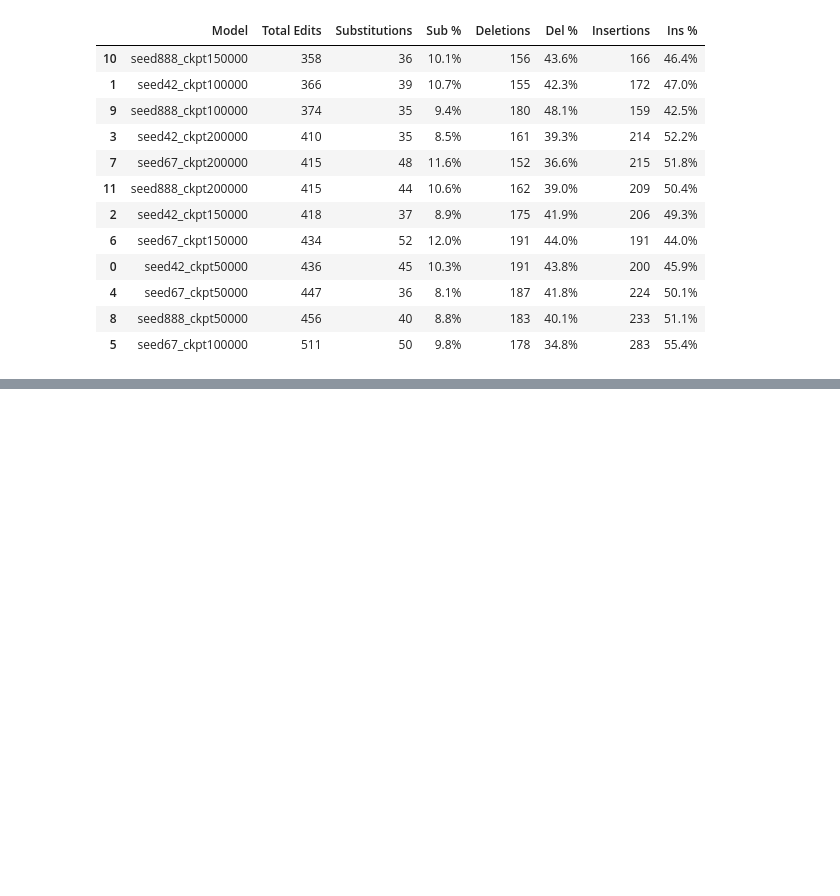
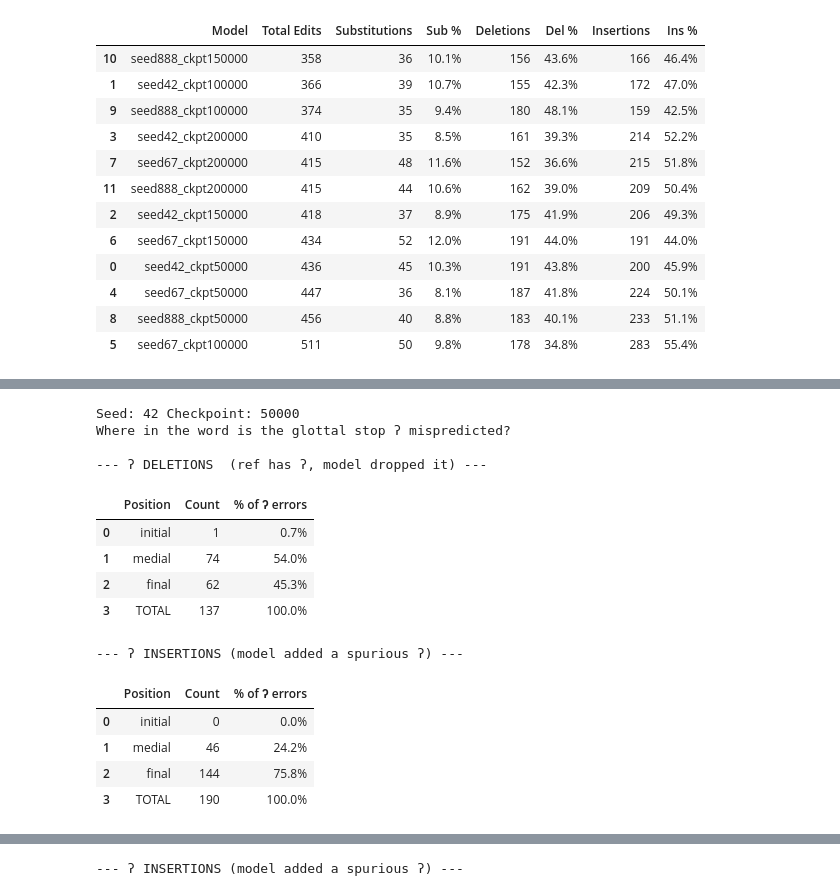
Before and after one commit to OutForMilks/Hunger, a Jupyter notebook: notebooks/per_model_eval.ipynb, the cells around one changed output, grey strips where cells are left out. Saved outputs shown, nothing was run; the diff lists cells and outputs as text; code cells hidden in the pictures; blank space fills up the shorter version.

Commit message:
glottal stop and vowel confusion added, will work on vis later

```diff
--- a/notebooks/per_model_eval.ipynb
+++ b/notebooks/per_model_eval.ipynb
@@ -529,0 +445,79 @@ Phones most often inserted:
+# %%
+fig, axes = plt.subplots(3, 4, figsize=(20, 15))
+axes = axes.flatten()
+
+for i, (ax, df) in enumerate(zip(axes, checkpoint_dfs)):
+    refs_list = [str(x).strip().split() for x in df["target_ref"]]
+    hyps_list = [str(x).strip().split() for x in df["model_hyp"]]
+    refs_dict = dict(enumerate(refs_list))
+    hyps_dict = dict(enumerate(hyps_list))
+
+    err = collect_errors(refs_dict, hyps_dict)
+
+    del_pos = Counter()
+    ins_pos = Counter()
+    del_medial_examples = []
+    del_final_examples = []   # (word, ref_str, hyp_str) — real final ʔ dropped
+    ins_final_examples = []   # (word, ref_str, hyp_str) — bogus final ʔ added
+
+    for word, ref_phones in refs_dict.items():
+        if word not in hyps_dict:
+            continue
+        hyp_phones = hyps_dict[word]
+        alnA, alnB, _, _ = align_trxn(ref_phones, hyp_phones)
+        ref_str, hyp_str = " ".join(ref_phones), " ".join(hyp_phones)
+
+        ri = hi = 0
+        for a, b in zip(alnA, alnB):
+            if a == GLOTTAL and b == "*":          # deletion: ref has ʔ, hyp dropped it
+                pos = _pos_bucket(ri, len(ref_phones))
+                del_pos[pos] += 1
+                if pos == "medial" and len(del_medial_examples) < _MAX_POS_EXAMPLES:
+                    del_medial_examples.append((word, ref_str, hyp_str))
+                if pos == "final" and len(del_final_examples) < _MAX_POS_EXAMPLES:
+                    del_final_examples.append((word, ref_str, hyp_str))
+            if b == GLOTTAL and a == "*":          # insertion: hyp added a spurious ʔ
+                pos = _pos_bucket(hi, len(hyp_phones))
+                ins_pos[pos] += 1
+                if pos == "final" and len(ins_final_examples) < _MAX_POS_EXAMPLES:
+                    ins_final_examples.append((word, ref_str, hyp_str))
+            if a != "*":
+                ri += 1
+            if b != "*":
+                hi += 1
+
+    print(f"Seed: {seed_ckpts[i][0]} Checkpoint: {seed_ckpts[i][1]} ")
+    print("Where in the word is the glottal stop ʔ mispredicted?\n")
+    display(_pos_table(del_pos, "ʔ DELETIONS  (ref has ʔ, model dropped it)"))
+    display(_pos_table(ins_pos, "ʔ INSERTIONS (model added a spurious ʔ)"))
+
+    # Concrete word-final examples: every one is a vowel-final spelling, so the same
+    # surface cue maps to opposite correct answers — unsolvable from orthography alone.
+    print("\nWord-medial ʔ DELETIONS (a real medial ʔ was dropped):")
+    for w, r, h in del_medial_examples:
+        print(f"    {w:16}  ref:[{r}]   hyp:[{h}]")
+
+
+    print("\nWord-final ʔ DELETIONS (a real final ʔ was dropped):")
+    for w, r, h in del_final_examples:
+        print(f"    {w:16}  ref:[{r}]   hyp:[{h}]")
+
+    print("\nWord-final ʔ INSERTIONS (a bogus final ʔ was added):")
+    for w, r, h in ins_final_examples:
+        print(f"    {w:16}  ref:[{r}]   hyp:[{h}]")
+# %% [output]
+Seed: 42 Checkpoint: 50000
+Where in the word is the glottal stop ʔ mispredicted?
+
+--- ʔ DELETIONS  (ref has ʔ, model dropped it) ---
+|  | Position | Count | % of ʔ errors |
+| 0 | initial | 1 | 0.7% |
+| 1 | medial | 74 | 54.0% |
+| 2 | final | 62 | 45.3% |
+| 3 | TOTAL | 137 | 100.0% |
+--- ʔ INSERTIONS (model added a spurious ʔ) ---
+|  | Position | Count | % of ʔ errors |
+| 0 | initial | 0 | 0.0% |
+| 1 | medial | 46 | 24.2% |
+| 2 | final | 144 | 75.8% |
+| 3 | TOTAL | 190 | 100.0% |
@@ -529,0 +546 @@ Phones most often inserted:
+--- ʔ INSERTIONS (model added a spurious ʔ) ---
```
Also changed, not shown: parts of 4 cells of this notebook, 12 other files.
